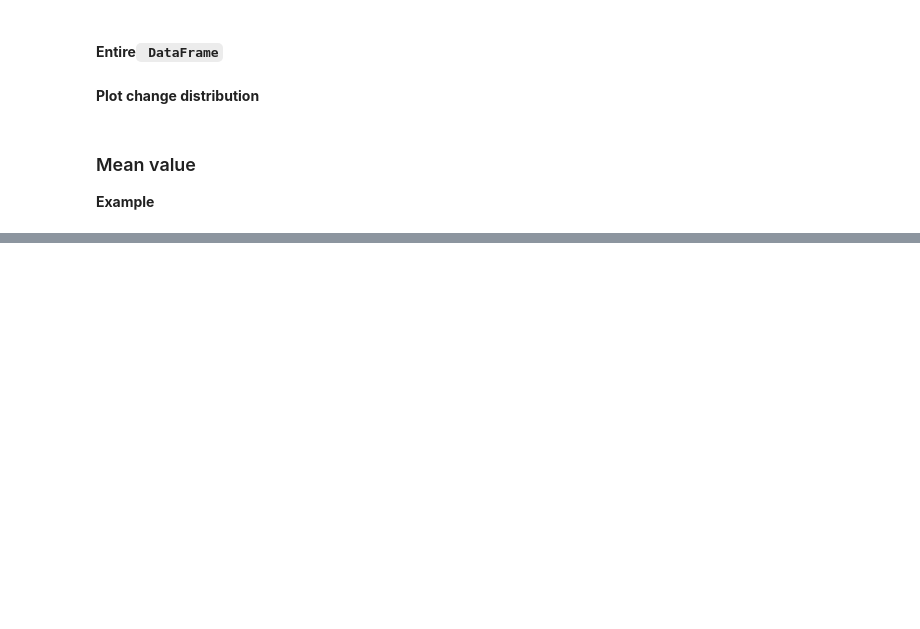
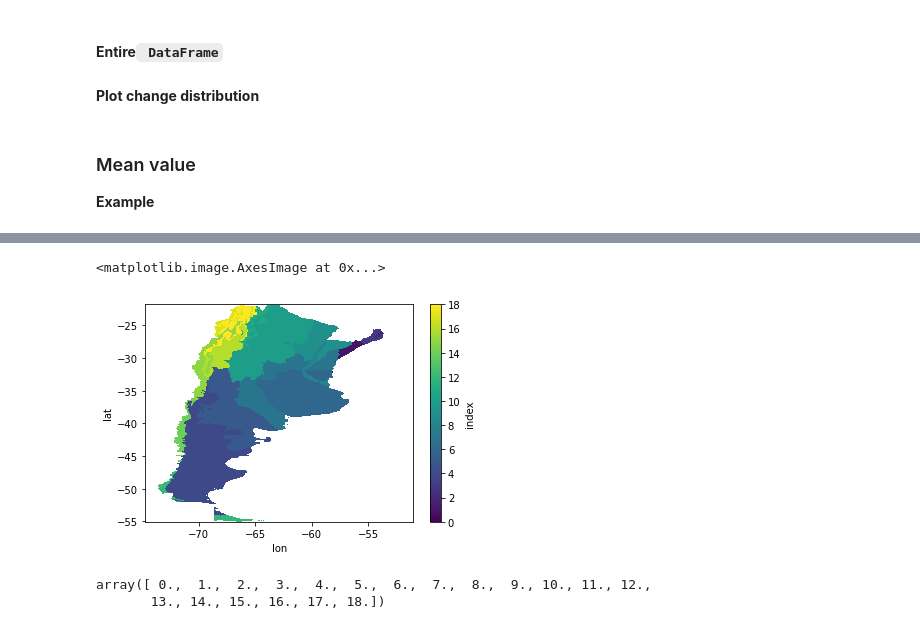
Before and after one commit to Vizzuality/soils-revealed-data, a Jupyter notebook: processing/precalculations_with_zarrs.ipynb, the cells around one changed output, grey strips where cells are left out. Saved outputs shown, nothing was run; the diff lists cells and outputs as text; code cells hidden in the pictures; blank space fills up the shorter version.

```diff
--- a/processing/precalculations_with_zarrs.ipynb
+++ b/processing/precalculations_with_zarrs.ipynb
@@ -584,0 +657,6 @@ gdf_pb = gdf_pb.reset_index(drop=True)
+# %%
+#gdf = vector_data['political_boundaries'][vector_data['political_boundaries']['level'] == 1]
+#gdf = vector_data['landforms']
+gdf = vector_data['hydrological_basins'][vector_data['hydrological_basins']['level'] == 1]
+gdf = vector_data['biomes']
+gdf.head()
@@ -588,5 +693,5 @@ state_ids
 # %%
-shapes = zip(gdf_pb.geometry.buffer(0), range(len(gdf_pb)))
+shapes = zip(gdf.geometry.buffer(0), range(len(gdf)))
 # %%
 ds = xds.copy()
-ds['states'] = rasterize(shapes, ds.coords, longitude='lon', latitude='lat')
+ds['index'] = rasterize(shapes, ds.coords, longitude='lon', latitude='lat')
@@ -595,2 +698,5 @@ ds
 # %%
-ds.states.plot.imshow()
+ds.index.plot.imshow()
+# %% [output]
+<matplotlib.image.AxesImage at 0x...>
+[figure, added]
@@ -600,0 +703,5 @@ ds
+# %%
+np.sort(ds.index.to_dataframe().dropna()['index'].unique())
+# %% [output]
+array([ 0.,  1.,  2.,  3.,  4.,  5.,  6.,  7.,  8.,  9., 10., 11., 12.,
+       13., 14., 15., 16., 17., 18.])
```
Also changed, not shown: parts of 17 cells of this notebook.
